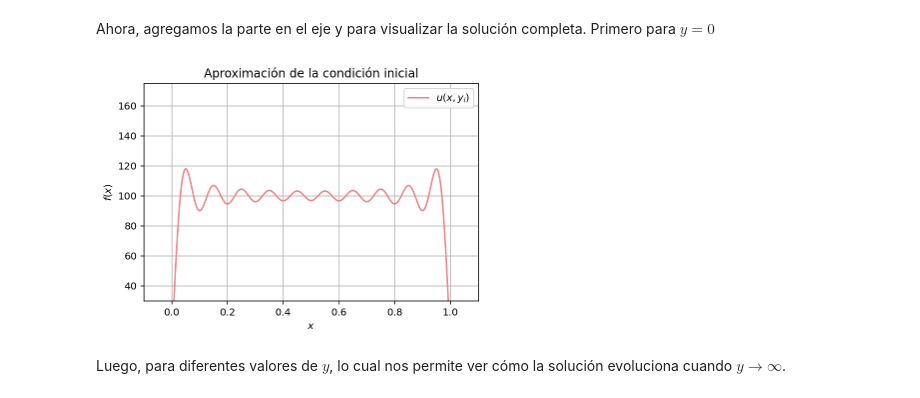
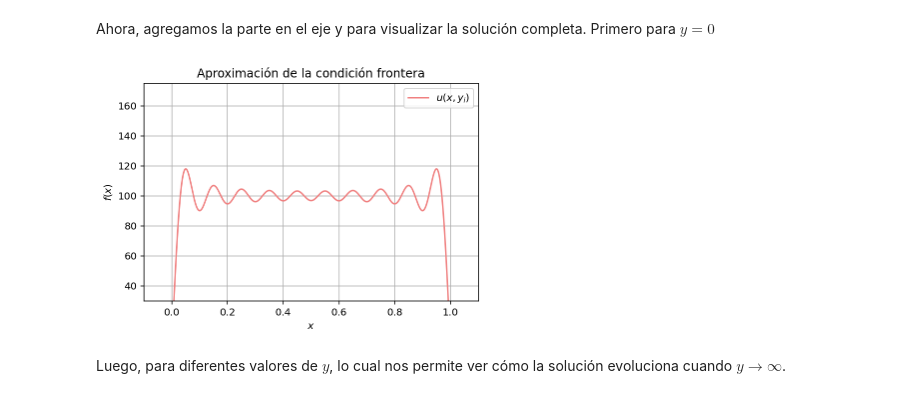
Before and after one commit to Jdvilan/suprema-octo-panqueque, a Jupyter notebook: Dirichlet_a.ipynb, the cells around one changed output. Saved outputs shown, nothing was run; the diff lists cells and outputs as text; code cells hidden in the pictures.

```diff
--- a/Dirichlet_a.ipynb
+++ b/Dirichlet_a.ipynb
@@ -98,11 +98,11 @@ U = u_x_y(x,y)
 # %%
 plot(x,U[:,0],label='$u(x,y_i)$',color='lightcoral')
 plt.xlabel('$x$'); plt.ylabel('$f(x)$');
-plt.title("Aproximación de la condición inicial")
+plt.title("Aproximación de la condición frontera")
 xlim([-0.1,1.1]),ylim([30,175]),grid(),legend()
 show()
 # %% [output]
-[figure, old version]
+[figure, new version]
 # %% [markdown]
 Luego, para diferentes valores de $y$, lo cual nos permite ver cómo la solución evoluciona cuando $y\rightarrow∞$.
 # %%
```
Also changed, not shown: parts of 3 cells of this notebook.
